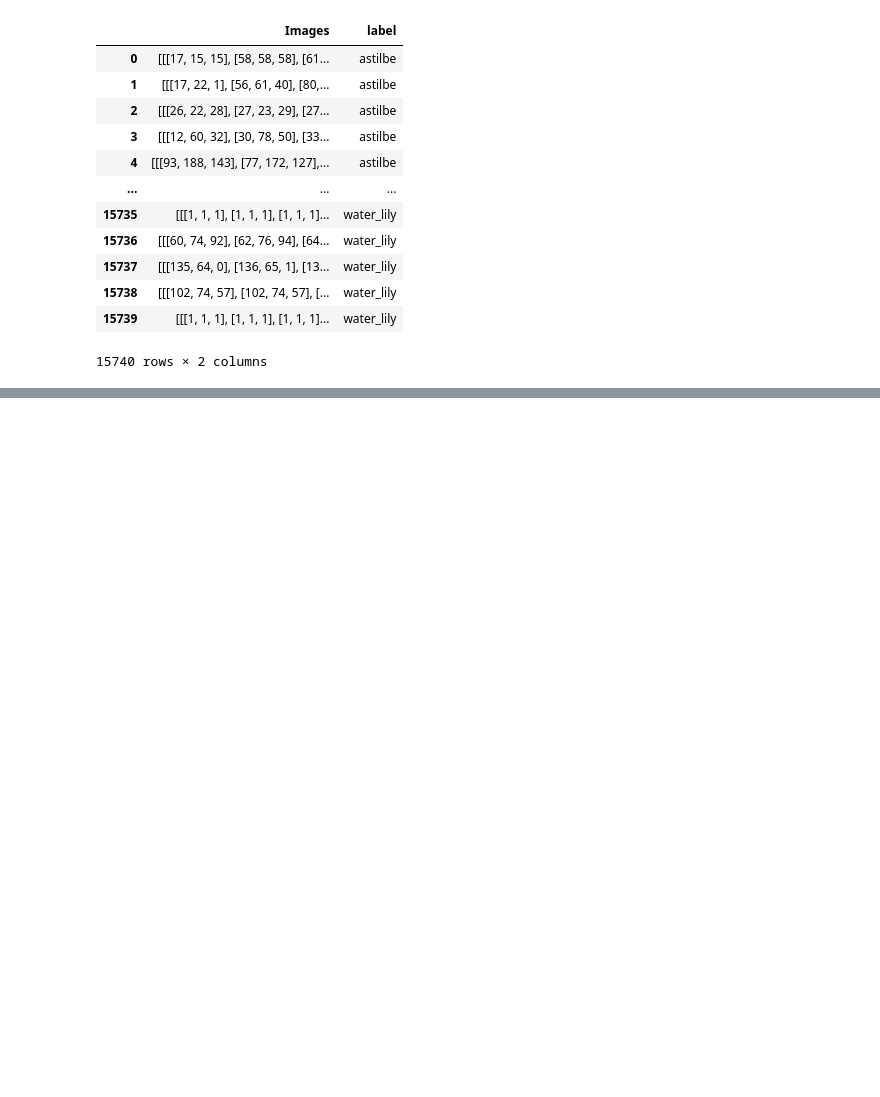
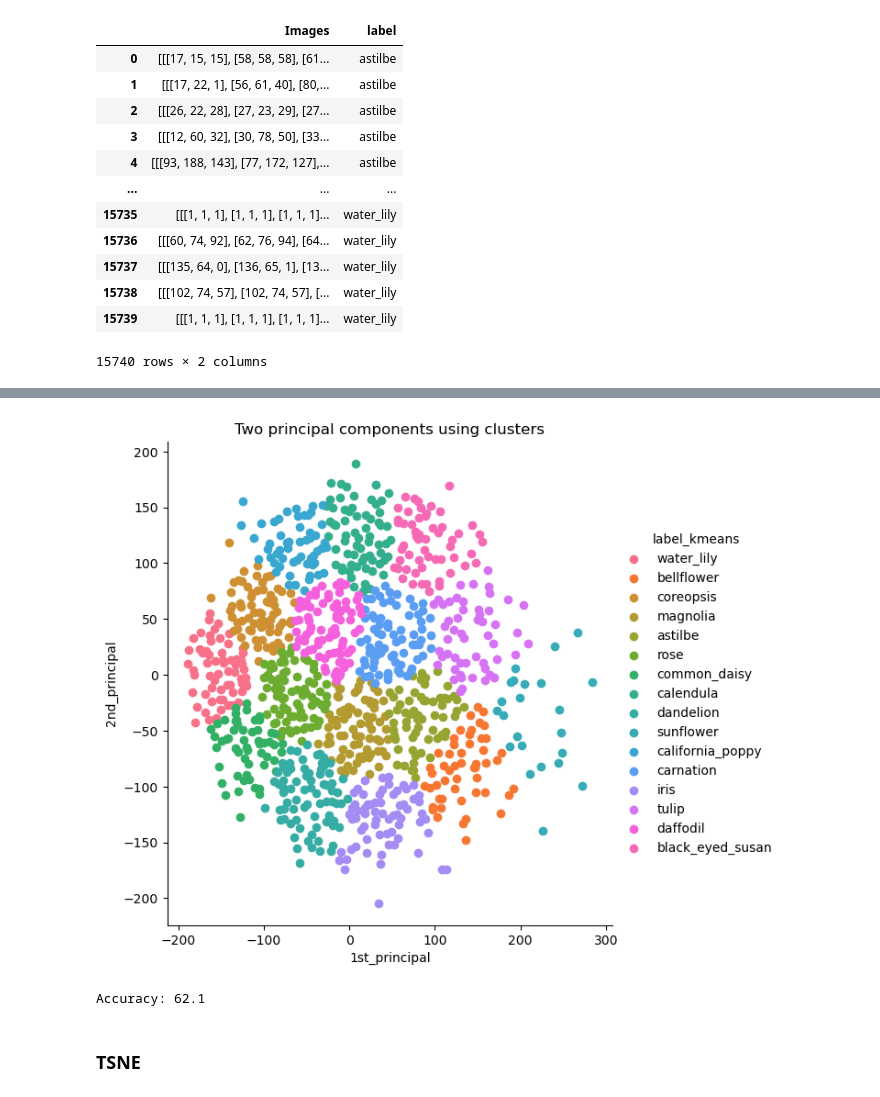
Before and after one commit to afrincon2/Computational_linear_algebra, a Jupyter notebook: Flores_analysis.ipynb, the cells around one changed output, grey strips where cells are left out. Cells and saved outputs as stored; diff of their text form; code cells hidden in the pictures; blank space fills up the shorter version.

```diff
--- a/Flores_analysis.ipynb
+++ b/Flores_analysis.ipynb
@@ -156,0 +168,26 @@ Accuracy: 16.7
+# %%
+median=mds_df[["1st_principal","2nd_principal","label"]]
+median_values=median.groupby("label").median()
+# %%
+init_centers = median_values.values
+kmeans = KMeans(n_clusters=16,init=init_centers).fit(mds_df[["1st_principal", "2nd_principal"]])
+centroids = kmeans.cluster_centers_
+# %%
+#%% Etiquetamos nuestro dataframe.
+labels_mds = kmeans.predict(mds_df[["1st_principal", "2nd_principal"]])
+
+
+mds_df['label_kmeans'] = median_values.index[labels_mds]
+sn.FacetGrid(mds_df, hue="label_kmeans", size=6).map(plt.scatter, '1st_principal', '2nd_principal').add_legend()
+plt.title("Two principal components using clusters")
+plt.show()
+# %% [output]
+[figure, added]
+# %%
+mds_df['matches']=(mds_df['label_kmeans']==mds_df["label"])*1
+total_matches=mds_df["matches"].sum()
+print("Accuracy:",(total_matches/len(mds_df))*100 )
+# %% [output]
+Accuracy: 62.1
+# %% [markdown]
+### TSNE
```
Also changed, not shown: parts of 20 cells of this notebook, 1 other file.
